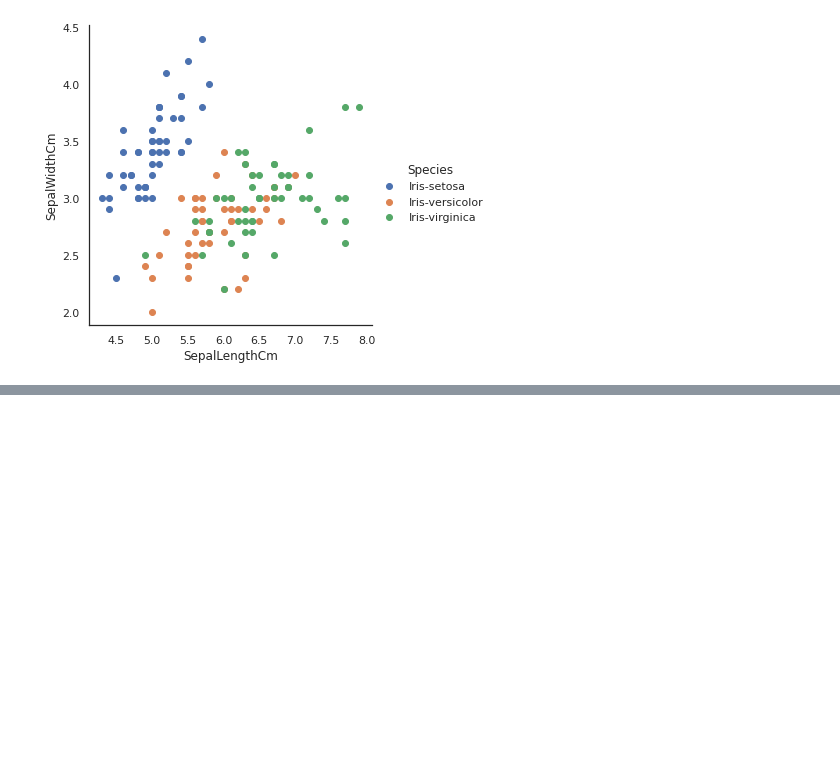
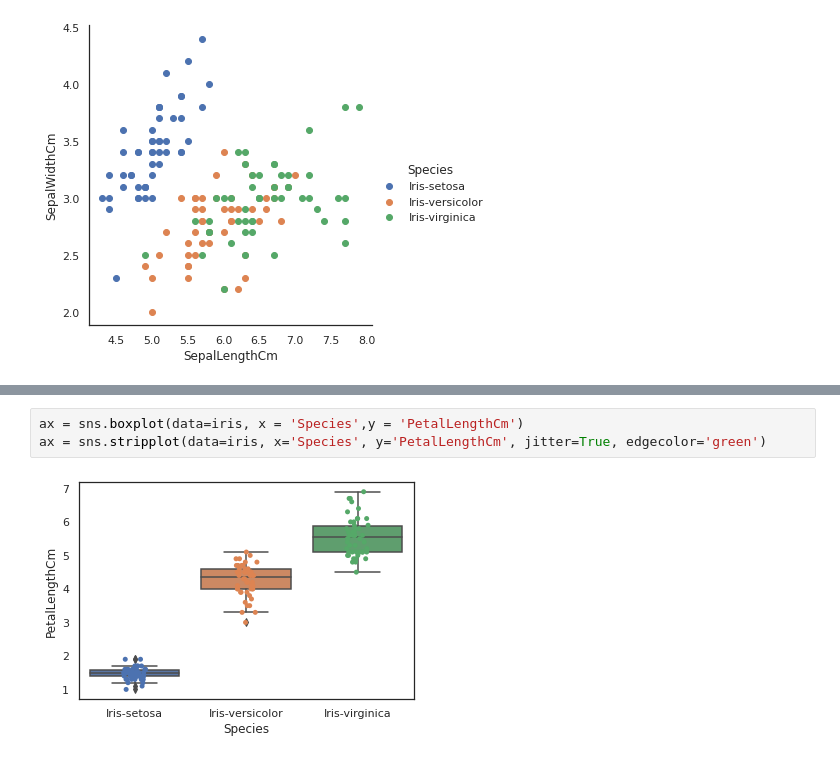
Before and after one commit to gyana-ranjan-dash/Iris-data, a Jupyter notebook: Irish_data.ipynb, the cells around one changed output, grey strips where cells are left out. Drawn from its saved outputs; the diff is of its cells as text; blank space fills up the shorter version.

```diff
--- a/Irish_data.ipynb
+++ b/Irish_data.ipynb
@@ -105,0 +112,5 @@ sns.FacetGrid(iris, hue = 'Species', size=5) \
+# %%
+ax = sns.boxplot(data=iris, x = 'Species',y = 'PetalLengthCm')
+ax = sns.stripplot(data=iris, x='Species', y='PetalLengthCm', jitter=True, edgecolor='green')
+# %% [output]
+[figure, added]
```
Also changed, not shown: parts of 2 cells of this notebook.
